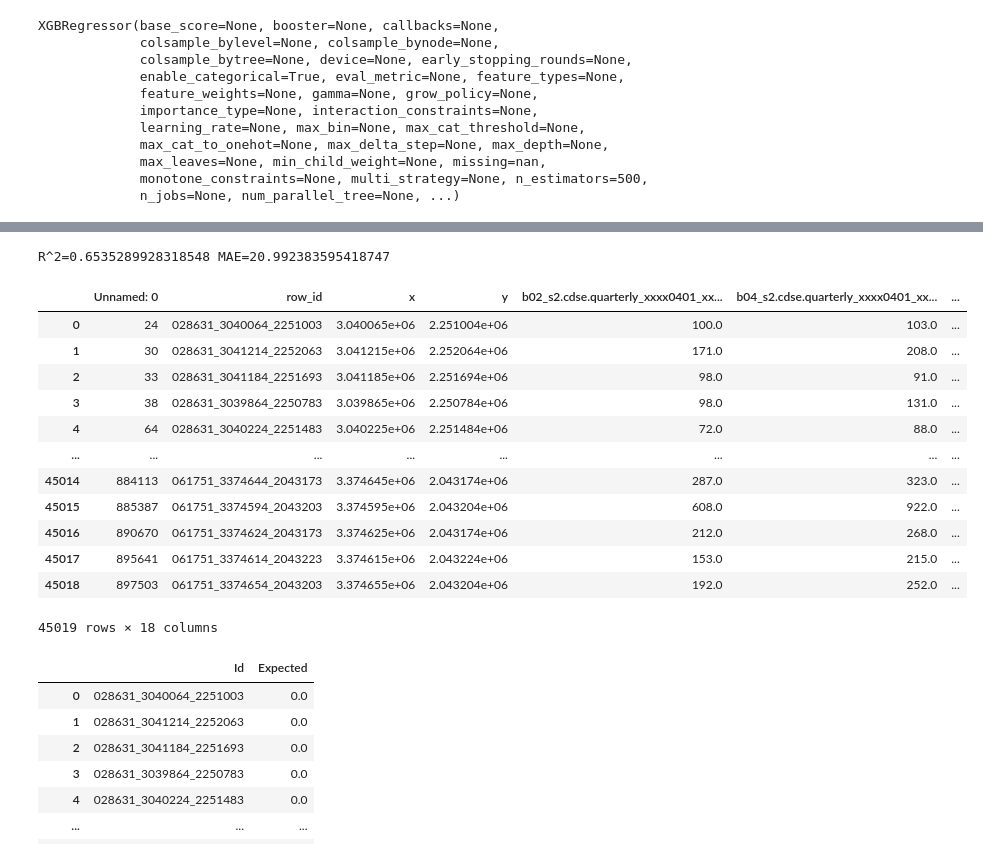
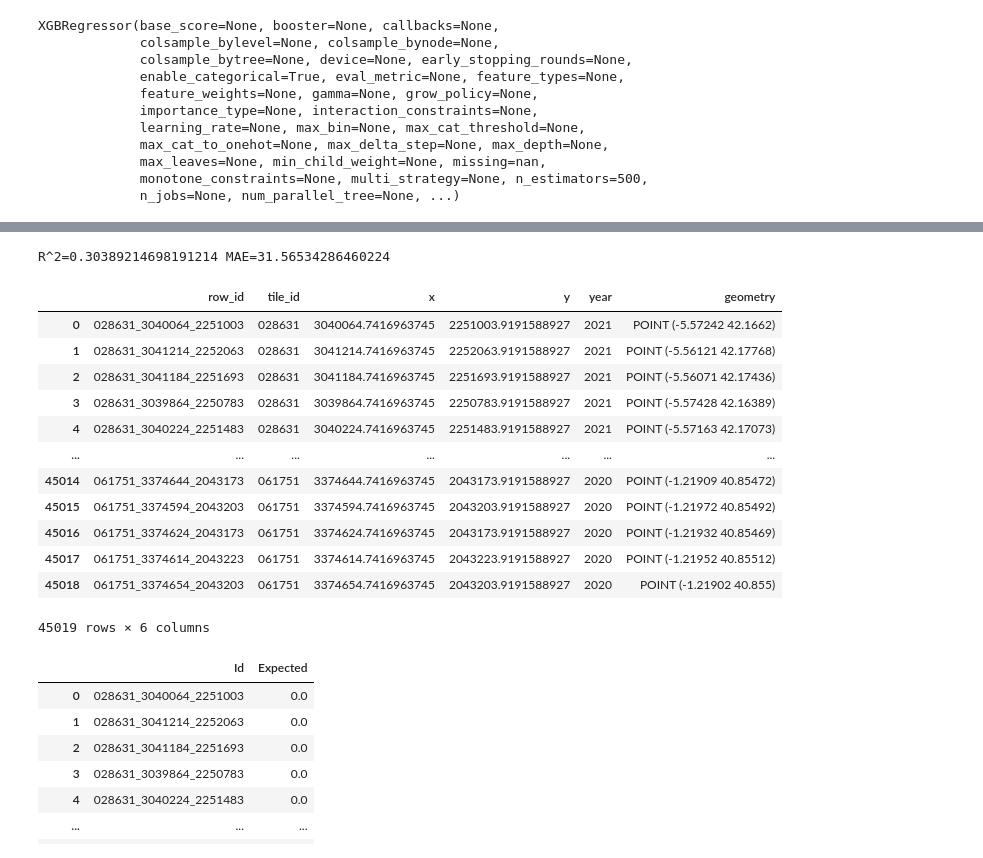
Before and after one commit to ramiqcom/opengeohub-summerschool-2026, a Jupyter notebook: notebook/2a.ctrees.ipynb, the cells around one changed output, grey strips where cells are left out. Cells and saved outputs as stored; diff of their text form; code cells hidden in the pictures.

```diff
--- a/notebook/2a.ctrees.ipynb
+++ b/notebook/2a.ctrees.ipynb
@@ -18,6 +19,6 @@ DATA_PREFIX = "../data"
 OUTPUT_PREFIX = "../output"
 
 TRAIN_PARQUET = f"{OUTPUT_PREFIX}/train_only_biomass.parquet"
-TEST_CSV = f"{DATA_PREFIX}/test_only_biomass.csv"
+TEST_PARQUET = f"{OUTPUT_PREFIX}/test_only_biomass.parquet"
 SUBMISSION_CSV = f"{DATA_PREFIX}/sample_submission.csv"
 # %%
@@ -94,25 +130,25 @@ RVI_S1                                      5.177240
 dtype: float32
 # %%
-test_apply = model.predict(test[NEW_PREDICTORS])
+test_apply = model.predict(test[PREDICTORS])
 r2 = np.corrcoef(test[LABEL], test_apply)[0, 1] ** 2
 mae = mean_absolute_error(test[LABEL], test_apply)
 print(f"R^2={r2}", f"MAE={mae}")
 # %% [output]
-R^2=0.6535289928318548 MAE=20.992383595418747
+R^2=0.30389214698191214 MAE=31.56534286460224
 # %%
-test_df = pd.read_csv(TEST_CSV)
+test_df = gpd.read_parquet(TEST_PARQUET)
 test_df
 # %% [output]
-|  | Unnamed: 0 | row_id | x | y | b02_s2.cdse.quarterly_xxxx0401_xx... | b04_s2.cdse.quarterly_xxxx0401_xx... | ... |
-| 0 | 24 | 028631_3040064_2251003 | 3.040065e+06 | 2.251004e+06 | 100.0 | 103.0 | ... |
-| 1 | 30 | 028631_3041214_2252063 | 3.041215e+06 | 2.252064e+06 | 171.0 | 208.0 | ... |
-| 2 | 33 | 028631_3041184_2251693 | 3.041185e+06 | 2.251694e+06 | 98.0 | 91.0 | ... |
-| 3 | 38 | 028631_3039864_2250783 | 3.039865e+06 | 2.250784e+06 | 98.0 | 131.0 | ... |
-| 4 | 64 | 028631_3040224_2251483 | 3.040225e+06 | 2.251484e+06 | 72.0 | 88.0 | ... |
-| ... | ... | ... | ... | ... | ... | ... | ... |
-| 45014 | 884113 | 061751_3374644_2043173 | 3.374645e+06 | 2.043174e+06 | 287.0 | 323.0 | ... |
-| 45015 | 885387 | 061751_3374594_2043203 | 3.374595e+06 | 2.043204e+06 | 608.0 | 922.0 | ... |
-| 45016 | 890670 | 061751_3374624_2043173 | 3.374625e+06 | 2.043174e+06 | 212.0 | 268.0 | ... |
-| 45017 | 895641 | 061751_3374614_2043223 | 3.374615e+06 | 2.043224e+06 | 153.0 | 215.0 | ... |
-| 45018 | 897503 | 061751_3374654_2043203 | 3.374655e+06 | 2.043204e+06 | 192.0 | 252.0 | ... |
+|  | row_id | tile_id | x | y | year | geometry |
+| 0 | 028631_3040064_2251003 | 028631 | 3040064.7416963745 | 2251003.9191588927 | 2021 | POINT (-5.57242 42.1662) |
+| 1 | 028631_3041214_2252063 | 028631 | 3041214.7416963745 | 2252063.9191588927 | 2021 | POINT (-5.56121 42.17768) |
+| 2 | 028631_3041184_2251693 | 028631 | 3041184.7416963745 | 2251693.9191588927 | 2021 | POINT (-5.56071 42.17436) |
+| 3 | 028631_3039864_2250783 | 028631 | 3039864.7416963745 | 2250783.9191588927 | 2021 | POINT (-5.57428 42.16389) |
+| 4 | 028631_3040224_2251483 | 028631 | 3040224.7416963745 | 2251483.9191588927 | 2021 | POINT (-5.57163 42.17073) |
+| ... | ... | ... | ... | ... | ... | ... |
+| 45014 | 061751_3374644_2043173 | 061751 | 3374644.7416963745 | 2043173.9191588927 | 2020 | POINT (-1.21909 40.85472) |
+| 45015 | 061751_3374594_2043203 | 061751 | 3374594.7416963745 | 2043203.9191588927 | 2020 | POINT (-1.21972 40.85492) |
+| 45016 | 061751_3374624_2043173 | 061751 | 3374624.7416963745 | 2043173.9191588927 | 2020 | POINT (-1.21932 40.85469) |
+| 45017 | 061751_3374614_2043223 | 061751 | 3374614.7416963745 | 2043223.9191588927 | 2020 | POINT (-1.21952 40.85512) |
+| 45018 | 061751_3374654_2043203 | 061751 | 3374654.7416963745 | 2043203.9191588927 | 2020 | POINT (-1.21902 40.855) |
-45019 rows × 18 columns
+45019 rows × 6 columns
```
Also changed, not shown: parts of 8 cells of this notebook.
